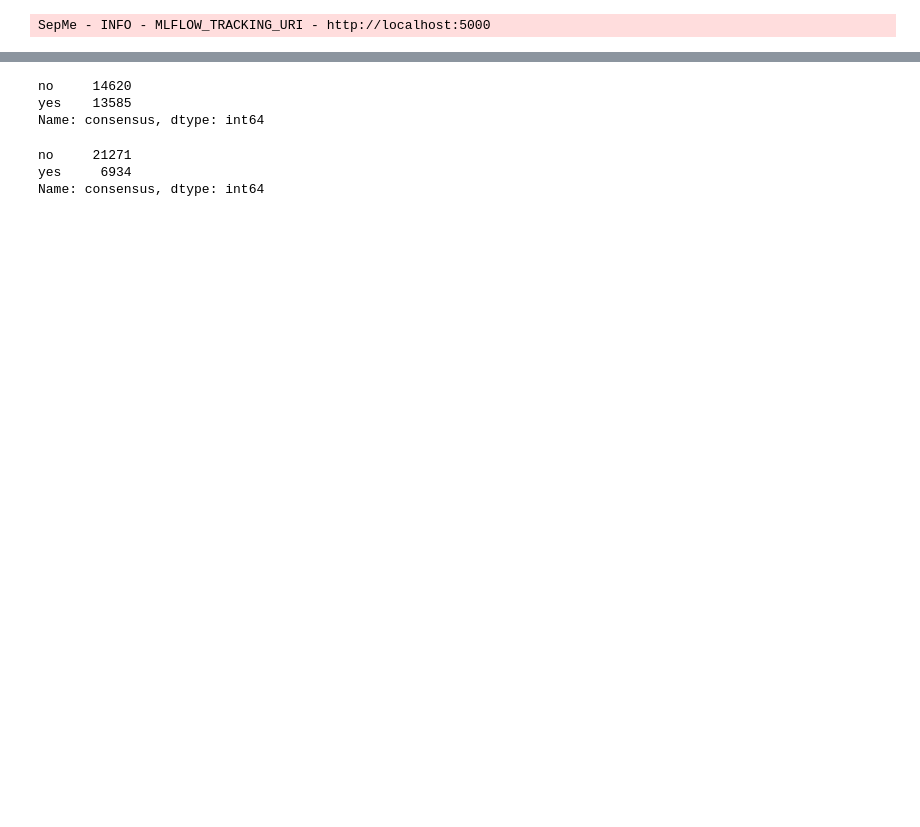
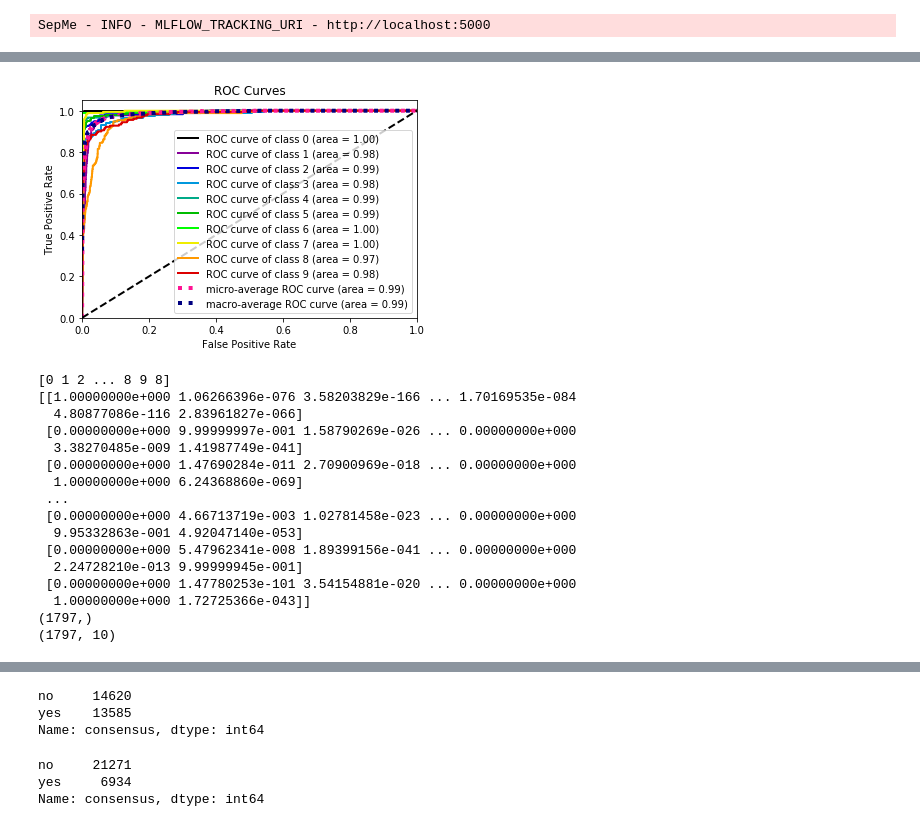
Before and after one commit to kix2mix2/SepMe, a Jupyter notebook: Jupyters/the machine learning.ipynb, the cells around one changed output, grey strips where cells are left out. Cells and saved outputs as stored; diff of their text form; code cells hidden in the pictures; blank space fills up the shorter version.

```diff
--- a/Jupyters/the machine learning.ipynb
+++ b/Jupyters/the machine learning.ipynb
@@ -141,0 +145,43 @@ ValueError: continuous format is not supported
+# %%
+"""
+An example showing the plot_roc_curve method
+used by a scikit-learn classifier
+"""
+from __future__ import absolute_import
+import matplotlib.pyplot as plt
+from sklearn.naive_bayes import GaussianNB
+from sklearn.datasets import load_digits as load_data
+import scikitplot as skplt
+
+
+X, y = load_data(return_X_y=True)
+nb = GaussianNB()
+nb.fit(X, y)
+probas = nb.predict_proba(X)
+skplt.metrics.plot_roc(y_true=y, y_probas=probas)
+plt.show()
+
+
+
+print(y)
+print(probas)
+print(y.shape)
+print(probas.shape)
+# %% [output]
+[figure, added]
+[0 1 2 ... 8 9 8]
+[[1.00000000e+000 1.06266396e-076 3.58203829e-166 ... 1.70169535e-084
+  4.80877086e-116 2.83961827e-066]
+ [0.00000000e+000 9.99999997e-001 1.58790269e-026 ... 0.00000000e+000
+  3.38270485e-009 1.41987749e-041]
+ [0.00000000e+000 1.47690284e-011 2.70900969e-018 ... 0.00000000e+000
+  1.00000000e+000 6.24368860e-069]
+ ...
+ [0.00000000e+000 4.66713719e-003 1.02781458e-023 ... 0.00000000e+000
+  9.95332863e-001 4.92047140e-053]
+ [0.00000000e+000 5.47962341e-008 1.89399156e-041 ... 0.00000000e+000
+  2.24728210e-013 9.99999945e-001]
+ [0.00000000e+000 1.47780253e-101 3.54154881e-020 ... 0.00000000e+000
+  1.00000000e+000 1.72725366e-043]]
+(1797,)
+(1797, 10)
```
Also changed, not shown: parts of 21 cells of this notebook, 3 other files.
